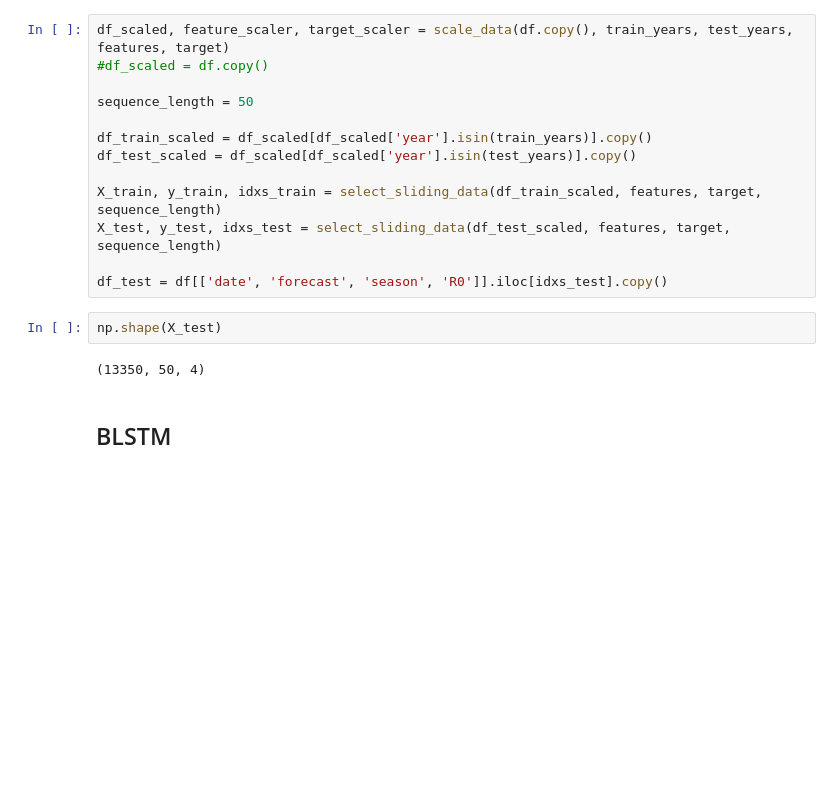
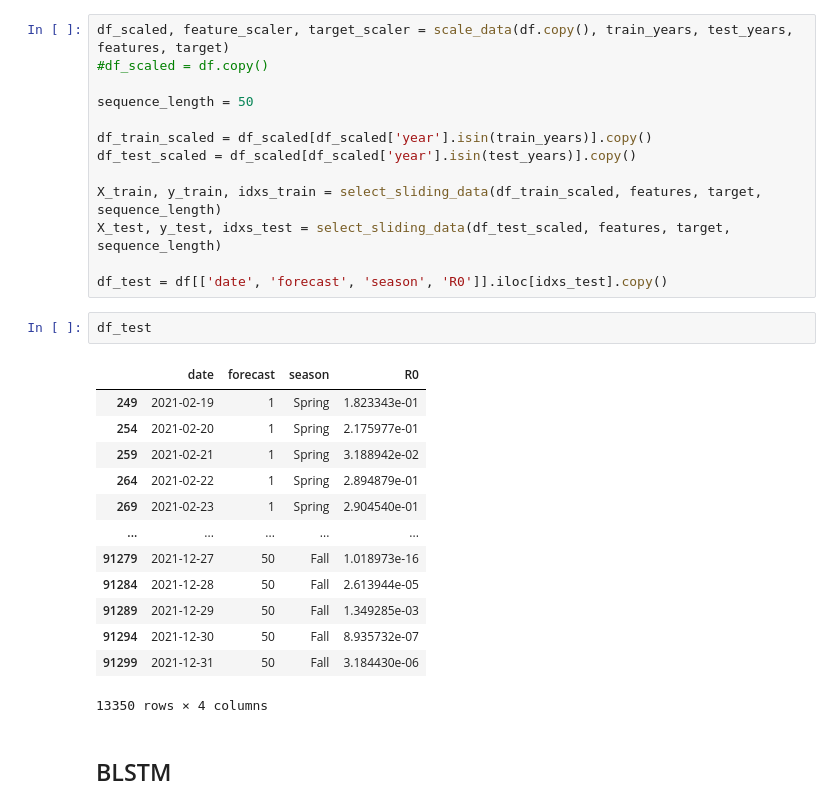
Before and after one commit to IBM/UQ-climate-impact-benchmarking, a Jupyter notebook: emsemble_modeling.ipynb, the cells around one changed output. Saved outputs shown, nothing was run; the diff lists cells and outputs as text; blank space fills up the shorter version.

```diff
--- a/emsemble_modeling.ipynb
+++ b/emsemble_modeling.ipynb
@@ -131,10 +131,22 @@ X_train, y_train, idxs_train = select_sliding_data(df_train_scaled, features, ta
 X_test, y_test, idxs_test = select_sliding_data(df_test_scaled, features, target, sequence_length)
 
 df_test = df[['date', 'forecast', 'season', 'R0']].iloc[idxs_test].copy()
-# %%
-np.shape(X_test)
-# %% [output]
-(13350, 50, 4)
+# %%
+df_test
+# %% [output]
+|  | date | forecast | season | R0 |
+| 249 | 2021-02-19 | 1 | Spring | 1.823343e-01 |
+| 254 | 2021-02-20 | 1 | Spring | 2.175977e-01 |
+| 259 | 2021-02-21 | 1 | Spring | 3.188942e-02 |
+| 264 | 2021-02-22 | 1 | Spring | 2.894879e-01 |
+| 269 | 2021-02-23 | 1 | Spring | 2.904540e-01 |
+| ... | ... | ... | ... | ... |
+| 91279 | 2021-12-27 | 50 | Fall | 1.018973e-16 |
+| 91284 | 2021-12-28 | 50 | Fall | 2.613944e-05 |
+| 91289 | 2021-12-29 | 50 | Fall | 1.349285e-03 |
+| 91294 | 2021-12-30 | 50 | Fall | 8.935732e-07 |
+| 91299 | 2021-12-31 | 50 | Fall | 3.184430e-06 |
+13350 rows × 4 columns
 # %% [markdown]
 ## BLSTM
 # %%
```
Also changed, not shown: parts of 8 cells of this notebook, 2 other files.
